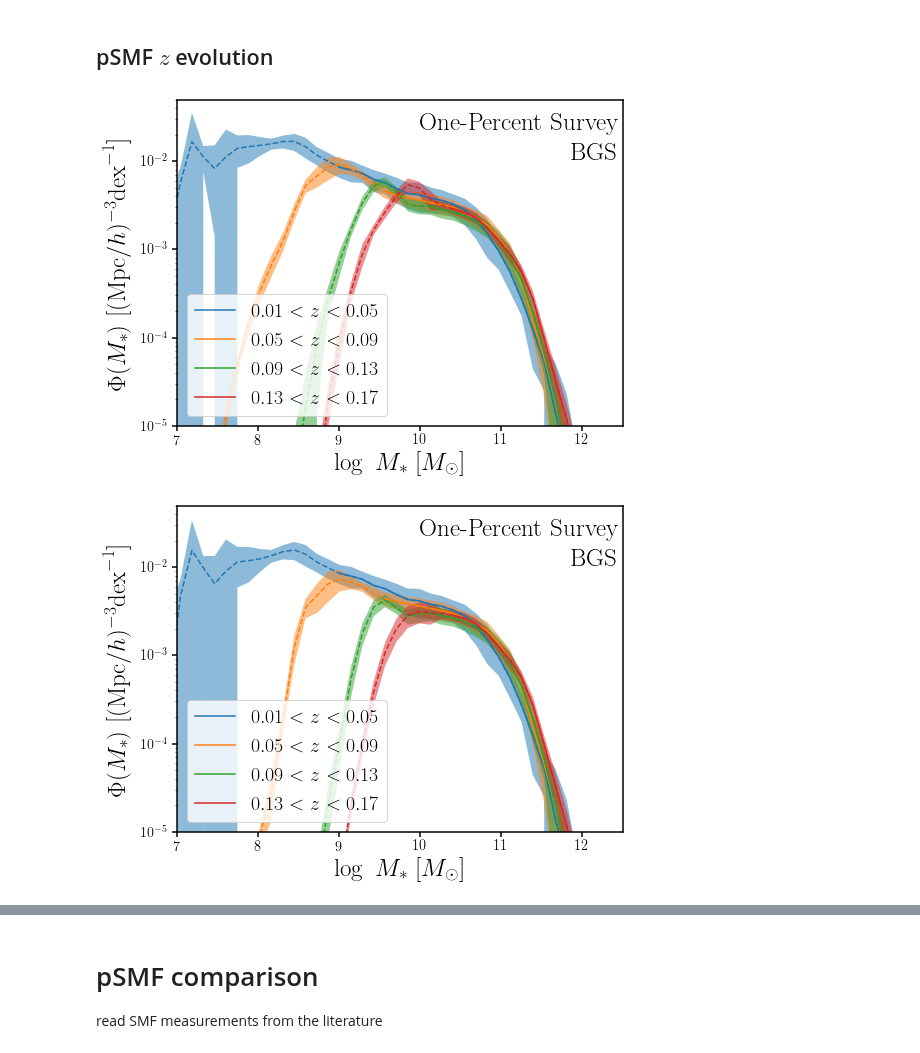
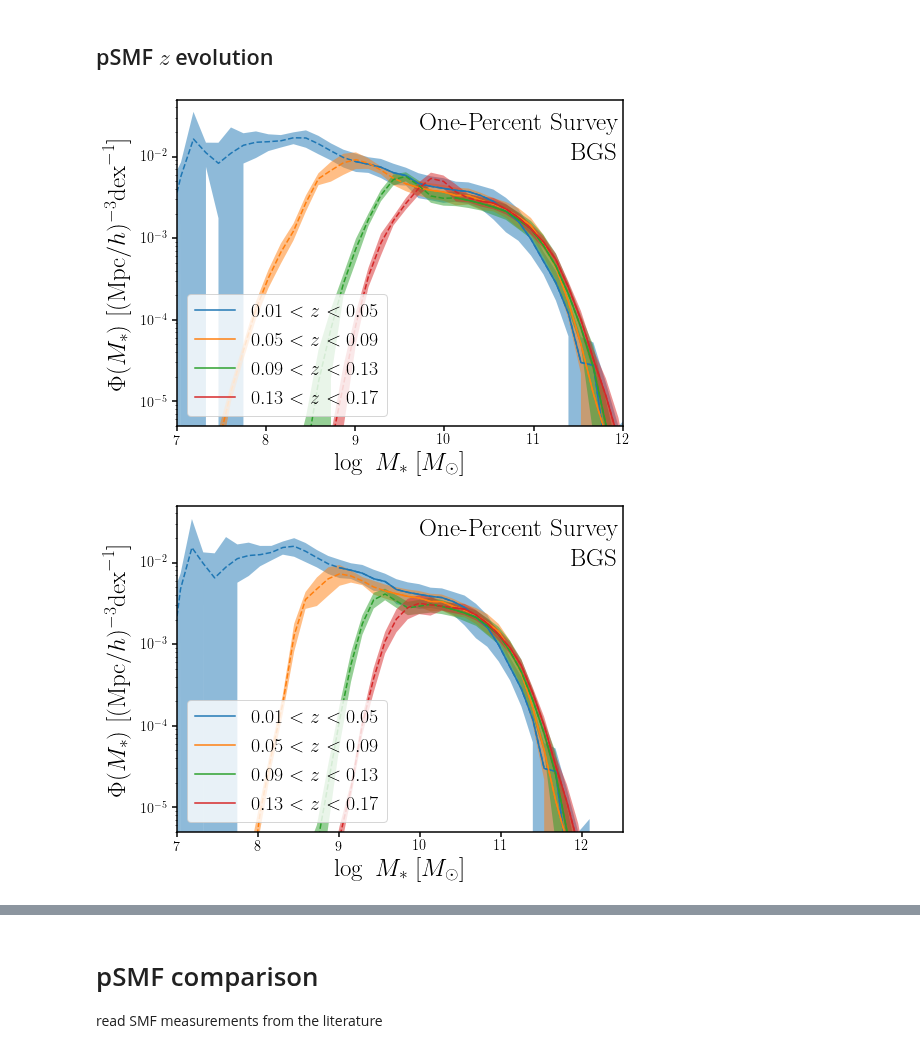
Before and after one commit to changhoonhahn/gapos, a Jupyter notebook: papers/edr/nb/psmf.ipynb, the cells around one changed output, grey strips where cells are left out. Saved outputs shown, nothing was run; the diff lists cells and outputs as text; code cells hidden in the pictures.

```diff
--- a/papers/edr/nb/psmf.ipynb
+++ b/papers/edr/nb/psmf.ipynb
@@ -24,8 +24,8 @@ mpl.rcParams['legend.frameon'] = False
 # %%
 dat_dir = '/tigress/chhahn/provabgs/svda'
 # %%
-zmins = np.array([0.01, 0.05, 0.09, 0.13, 0.17])
-zmaxs = np.array([0.05, 0.09, 0.13, 0.17, 0.21])
+zmins = np.array([0.01, 0.05, 0.09, 0.13])#, 0.17])
+zmaxs = np.array([0.05, 0.09, 0.13, 0.17])#, 0.21])
 # %%
 # read in stellar mass completeness limits
 _Mlims = np.loadtxt(os.path.join(dat_dir, 'psmf.logmstar_comp_limit.dat'), unpack=True, usecols=[2])
@@ -53,38 +53,53 @@ for _smf0, _smf1 in zip(psmfs, psmfs_faint):
                           np.sqrt(_smf0[:,2]**2 + _smf1[:,2]**2)[:,None]], axis=1)
 
     psmfs_all.append(_psmf)
+# %%
+smfs_all = []
+for zmin, zmax in zip(zmins, zmaxs):
+    _smf0 = np.loadtxt(os.path.join(dat_dir, 'smf.standard.sv3.bgs_bright.z%.2f_%.2f.dat' % (zmin, zmax)),
+                      skiprows=2)
+    _smf1 = np.loadtxt(os.path.join(dat_dir, 'smf.standard.sv3.bgs_faint.z%.2f_%.2f.dat' % (zmin, zmax)),
+                      skiprows=2)
+    _smf = np.concatenate([_smf0[:,0][:,None],
+                          (_smf0[:,1] + _smf1[:,1])[:,None]], axis=1)
+
+    smfs_all.append(_smf)
 # %% [markdown]
 ## pSMF $z$ evolution
 # %%
 fig = plt.figure(figsize=(8,6))
 sub = fig.add_subplot(111)
 for i, zmin, zmax in zip(range(4), zmins, zmaxs):
 
     sub.plot(psmfs_all[i][:,0], psmfs_all[i][:,1], color='C%i' % i, ls='--')
     sub.plot(psmfs_all[i][:,0][psmfs_all[i][:,0] > Mlims[i]],
              (psmfs_all[i][:,1])[psmfs_all[i][:,0] > Mlims[i]],
              c='C%i' % i, ls='-')
+
+    #sub.plot(smfs_all[i][:,0], smfs_all[i][:,1], color='k', ls='-', lw=0.5)
+    #sub.plot(smfs_all[i][:,0], smfs_all[i][:,1], color='C%i' % i, ls='--')
+
 
     sub.fill_between(psmfs_all[i][:,0],
                      psmfs_all[i][:,1] - psmfs_all[i][:,2],
                      psmfs_all[i][:,1] + psmfs_all[i][:,2],
                      color='C%i' % i, edgecolor='none', alpha=0.5)
     sub.plot([], [], c='C%i' % i, label='$%.2f < z < %.2f$' % (zmin, zmax))
 
     #sub.step(be[:-1], h, where='pre', color='C%i' % i, linestyle='--')
     #sub.step(be[:-1][be[:-1] > mlim[2*i+1]], h[be[:-1] > mlim[2*i+1]], where='pre', color='C%i' % i, linestyle='-')
 
 sub.legend(loc='lower left', fontsize=20, markerscale=5, frameon=True)
 sub.set_xlabel(r'$\log~M_*$  [$M_\odot$]', fontsize=25)
-sub.set_xlim(7., 12.5)
+sub.set_xlim(7., 12)
 sub.set_ylabel(r'$\Phi(M_*)$   [$({\rm Mpc}/h)^{-3}{\rm dex}^{-1}$]', labelpad=10, fontsize=25)
 sub.set_yscale('log')
-sub.set_ylim(1e-5, 5e-2)
+sub.set_ylim(5e-6, 5e-2)
 sub.text(0.99, 0.96, 'One-Percent Survey', ha='right', va='top', fontsize=25, transform=sub.transAxes)
 sub.text(0.99, 0.87, 'BGS', ha='right', va='top', fontsize=25, transform=sub.transAxes)
 fig.savefig('../figs/psmf_bgs_any_zevo.pdf', bbox_inches='tight')
 # %% [output]
-[figure, old version]
+[figure, new version]
 # %%
 fig = plt.figure(figsize=(8,6))
 sub = fig.add_subplot(111)
@@ -109,12 +124,12 @@ sub.set_xlabel(r'$\log~M_*$  [$M_\odot$]', fontsize=25)
 sub.set_xlim(7., 12.5)
 sub.set_ylabel(r'$\Phi(M_*)$   [$({\rm Mpc}/h)^{-3}{\rm dex}^{-1}$]', labelpad=10, fontsize=25)
 sub.set_yscale('log')
-sub.set_ylim(1e-5, 5e-2)
+sub.set_ylim(5e-6, 5e-2)
 sub.text(0.99, 0.96, 'One-Percent Survey', ha='right', va='top', fontsize=25, transform=sub.transAxes)
 sub.text(0.99, 0.87, 'BGS', ha='right', va='top', fontsize=25, transform=sub.transAxes)
 fig.savefig('../figs/psmf_bgs_bright_zevo.pdf', bbox_inches='tight')
 # %% [output]
-[figure, old version]
+[figure, new version]
 # %%
 fig = plt.figure(figsize=(8,6))
 sub = fig.add_subplot(111)
```
Also changed, not shown: parts of 2 cells of this notebook, 2 other files.
